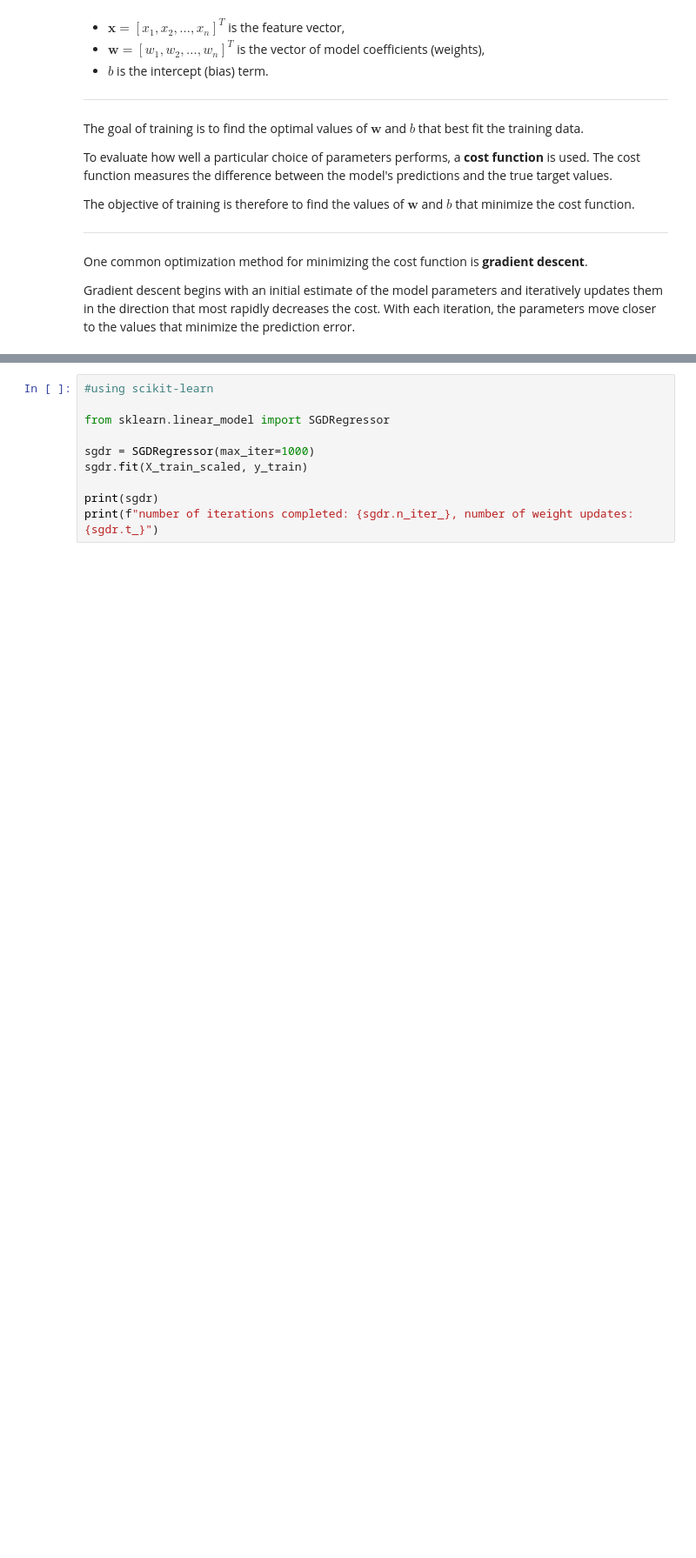
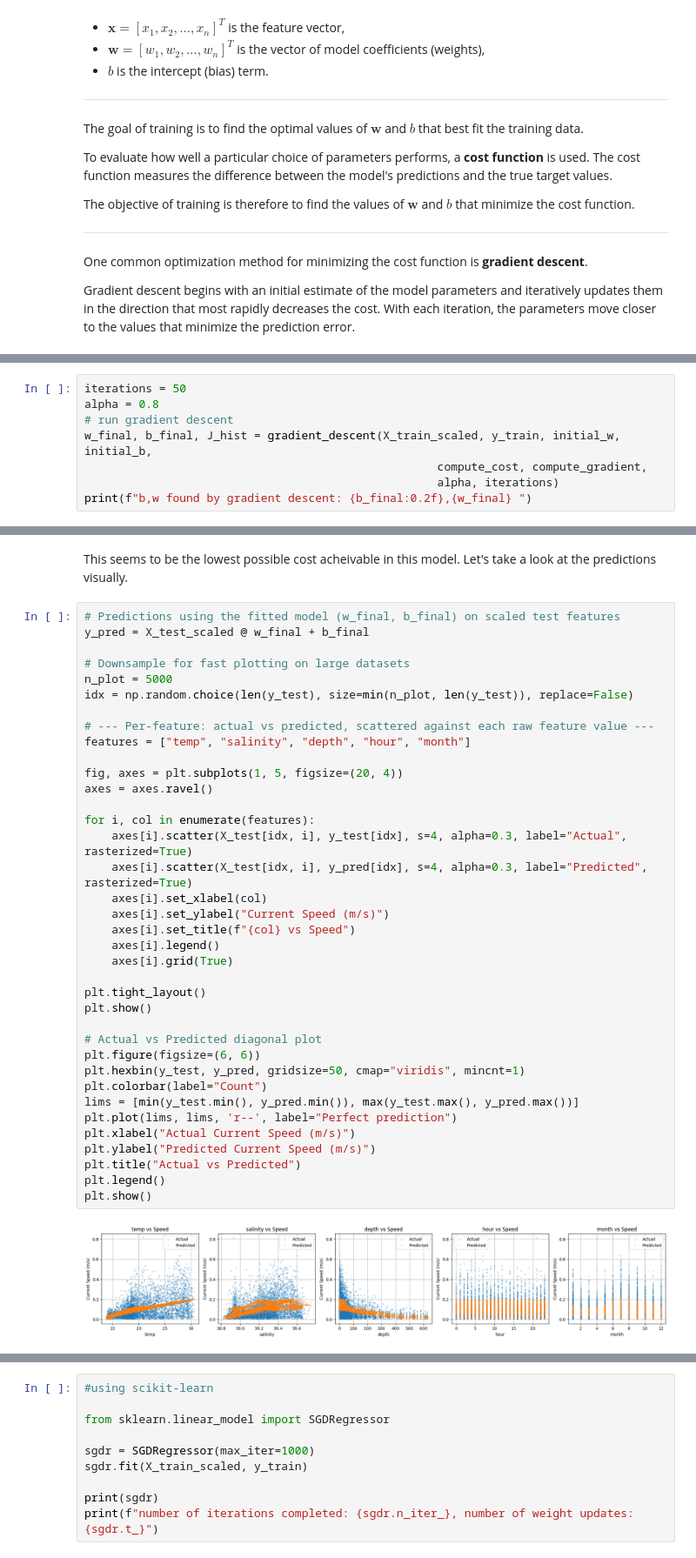
Before and after one commit to faurhadass/ocean-timeseries-ml, a Jupyter notebook: notebooks/ML_Predicting Ocean Current Speed Using Linear Regression.ipynb, the cells around one changed output, grey strips where cells are left out. Shown at 87% size. Saved outputs shown, nothing was run; the diff lists cells and outputs as text; blank space fills up the shorter version.

```diff
--- a/notebooks/ML_Predicting Ocean Current Speed Using Linear Regression.ipynb
+++ b/notebooks/ML_Predicting Ocean Current Speed Using Linear Regression.ipynb
@@ -338,0 +363,8 @@ KeyboardInterrupt:
+# %%
+iterations = 50
+alpha = 0.8
+# run gradient descent
+w_final, b_final, J_hist = gradient_descent(X_train_scaled, y_train, initial_w, initial_b,
+                                                    compute_cost, compute_gradient,
+                                                    alpha, iterations)
+print(f"b,w found by gradient descent: {b_final:0.2f},{w_final} ")
@@ -338,0 +383,41 @@ KeyboardInterrupt:
+# %% [markdown]
+This seems to be the lowest possible cost acheivable in this model. Let's take a look at the predictions visually.
+# %%
+# Predictions using the fitted model (w_final, b_final) on scaled test features
+y_pred = X_test_scaled @ w_final + b_final
+
+# Downsample for fast plotting on large datasets
+n_plot = 5000
+idx = np.random.choice(len(y_test), size=min(n_plot, len(y_test)), replace=False)
+
+# --- Per-feature: actual vs predicted, scattered against each raw feature value ---
+features = ["temp", "salinity", "depth", "hour", "month"]
+
+fig, axes = plt.subplots(1, 5, figsize=(20, 4))
+axes = axes.ravel()
+
+for i, col in enumerate(features):
+    axes[i].scatter(X_test[idx, i], y_test[idx], s=4, alpha=0.3, label="Actual", rasterized=True)
+    axes[i].scatter(X_test[idx, i], y_pred[idx], s=4, alpha=0.3, label="Predicted", rasterized=True)
+    axes[i].set_xlabel(col)
+    axes[i].set_ylabel("Current Speed (m/s)")
+    axes[i].set_title(f"{col} vs Speed")
+    axes[i].legend()
+    axes[i].grid(True)
+
+plt.tight_layout()
+plt.show()
+
+# Actual vs Predicted diagonal plot
+plt.figure(figsize=(6, 6))
+plt.hexbin(y_test, y_pred, gridsize=50, cmap="viridis", mincnt=1)
+plt.colorbar(label="Count")
+lims = [min(y_test.min(), y_pred.min()), max(y_test.max(), y_pred.max())]
+plt.plot(lims, lims, 'r--', label="Perfect prediction")
+plt.xlabel("Actual Current Speed (m/s)")
+plt.ylabel("Predicted Current Speed (m/s)")
+plt.title("Actual vs Predicted")
+plt.legend()
+plt.show()
+# %% [output]
+[figure, added]
```
Also changed, not shown: parts of 16 cells of this notebook.
